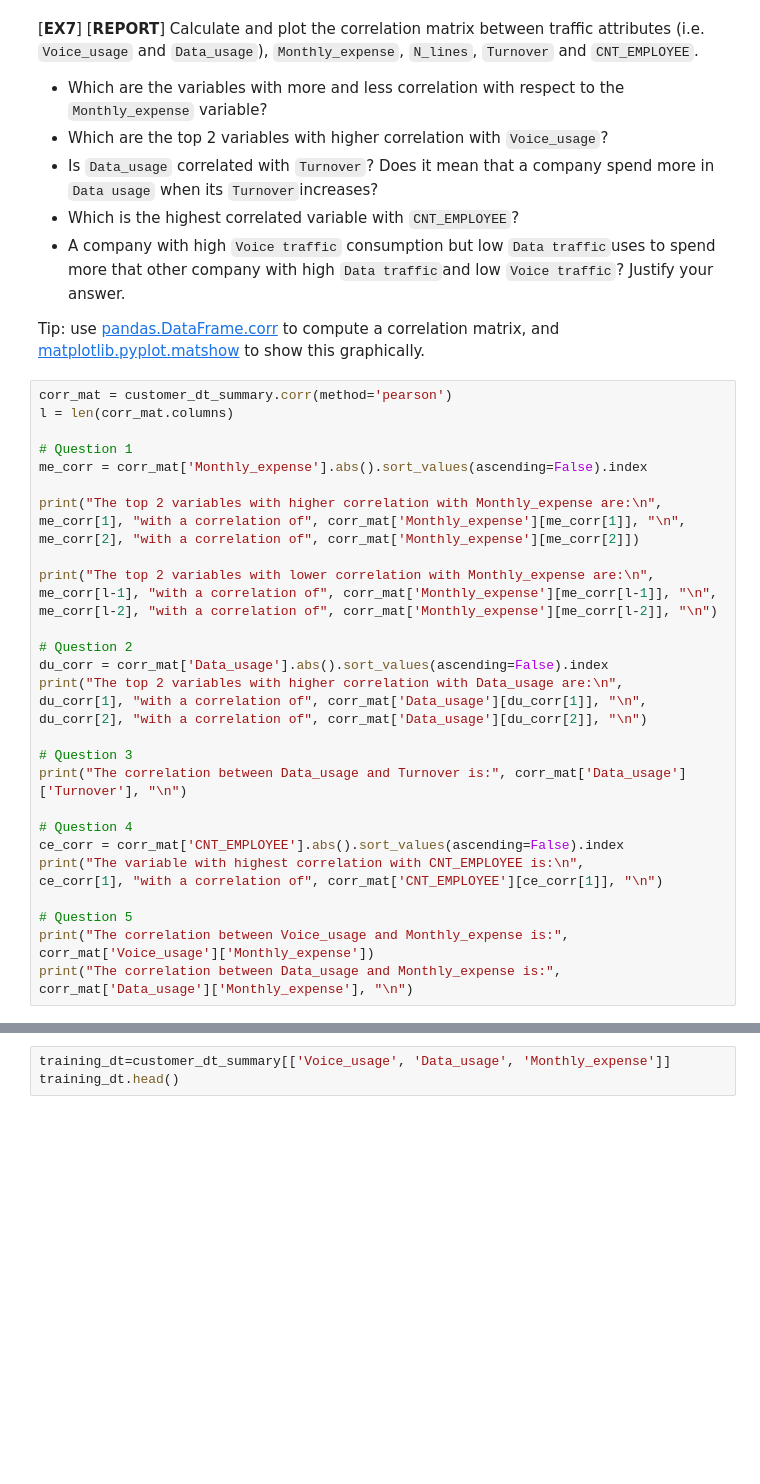
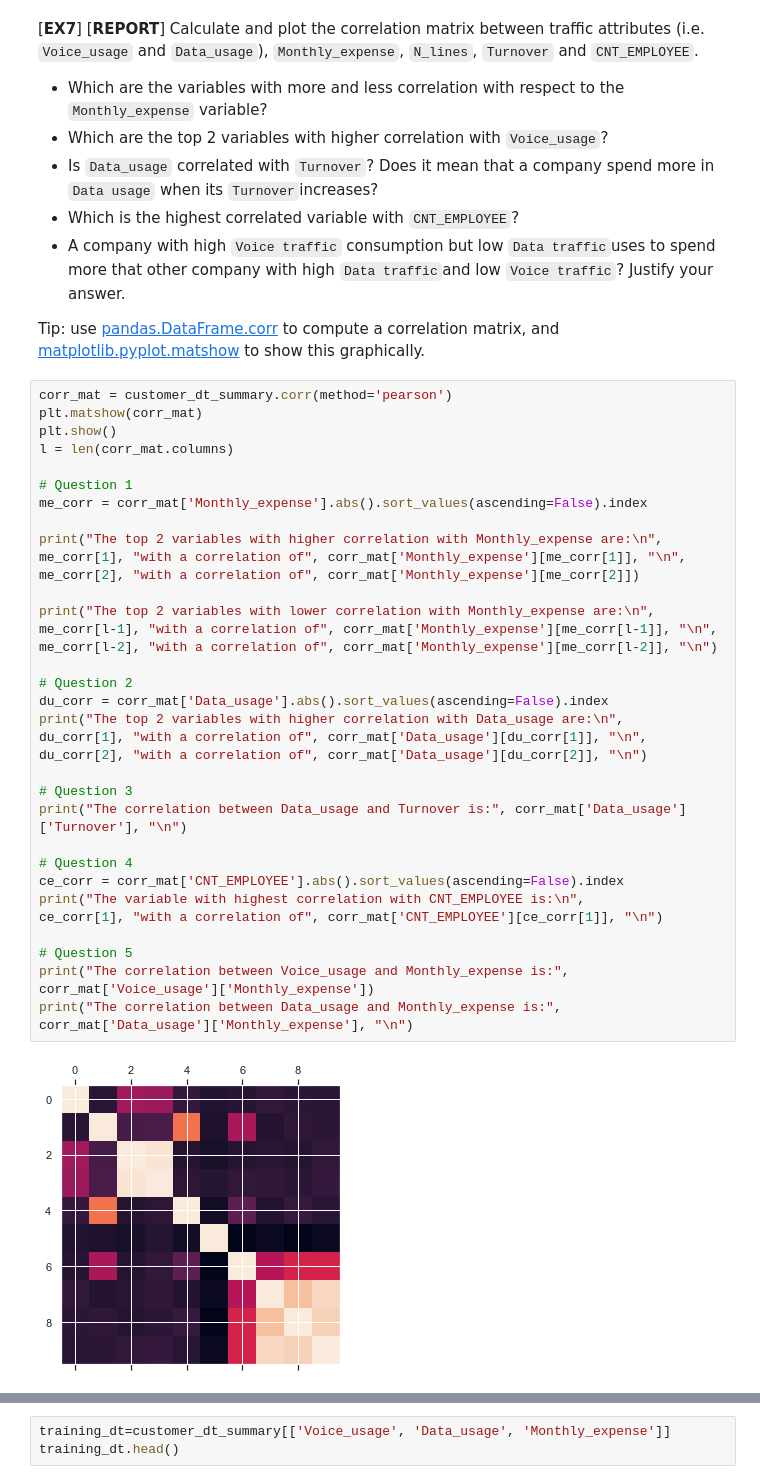
Before and after one commit to Alejandro-FA/UPF-Machine_Learning, a Jupyter notebook: Project-1/P01_Clustering students.ipynb, the cells around one changed output, grey strips where cells are left out. Saved outputs shown, nothing was run; the diff lists cells and outputs as text; blank space fills up the shorter version.

Commit message:
added correlation matrix plot

```diff
--- a/Project-1/P01_Clustering students.ipynb
+++ b/Project-1/P01_Clustering students.ipynb
@@ -338,37 +338,40 @@ Additionaly to understanding each individual variable, it is important to unders
 Tip: use [pandas.DataFrame.corr](https://pandas.pydata.org/pandas-docs/stable/reference/api/pandas.DataFrame.corr.html) to compute a correlation matrix, and [matplotlib.pyplot.matshow](https://matplotlib.org/3.1.1/api/_as_gen/matplotlib.pyplot.matshow.html) to show this graphically.
 # %%
 corr_mat = customer_dt_summary.corr(method='pearson')
+plt.matshow(corr_mat)
+plt.show()
 l = len(corr_mat.columns)
 
 # Question 1
 me_corr = corr_mat['Monthly_expense'].abs().sort_values(ascending=False).index
 
 print("The top 2 variables with higher correlation with Monthly_expense are:\n",
 me_corr[1], "with a correlation of", corr_mat['Monthly_expense'][me_corr[1]], "\n",
 me_corr[2], "with a correlation of", corr_mat['Monthly_expense'][me_corr[2]])
 
 print("The top 2 variables with lower correlation with Monthly_expense are:\n",
 me_corr[l-1], "with a correlation of", corr_mat['Monthly_expense'][me_corr[l-1]], "\n",
 me_corr[l-2], "with a correlation of", corr_mat['Monthly_expense'][me_corr[l-2]], "\n")
 
 # Question 2
 du_corr = corr_mat['Data_usage'].abs().sort_values(ascending=False).index
 print("The top 2 variables with higher correlation with Data_usage are:\n",
 du_corr[1], "with a correlation of", corr_mat['Data_usage'][du_corr[1]], "\n",
 du_corr[2], "with a correlation of", corr_mat['Data_usage'][du_corr[2]], "\n")
 
 # Question 3
 print("The correlation between Data_usage and Turnover is:", corr_mat['Data_usage']['Turnover'], "\n")
 
 # Question 4
 ce_corr = corr_mat['CNT_EMPLOYEE'].abs().sort_values(ascending=False).index
 print("The variable with highest correlation with CNT_EMPLOYEE is:\n",
 ce_corr[1], "with a correlation of", corr_mat['CNT_EMPLOYEE'][ce_corr[1]], "\n")
 
 # Question 5
 print("The correlation between Voice_usage and Monthly_expense is:", corr_mat['Voice_usage']['Monthly_expense'])
 print("The correlation between Data_usage and Monthly_expense is:", corr_mat['Data_usage']['Monthly_expense'], "\n")
 # %% [output]
+[figure, added]
 The top 2 variables with higher correlation with Monthly_expense are:
  N_lines with a correlation of 0.9221331337057296
  Voice_usage with a correlation of 0.8695165942703316
```
Also changed, not shown: parts of 1 cell of this notebook.
